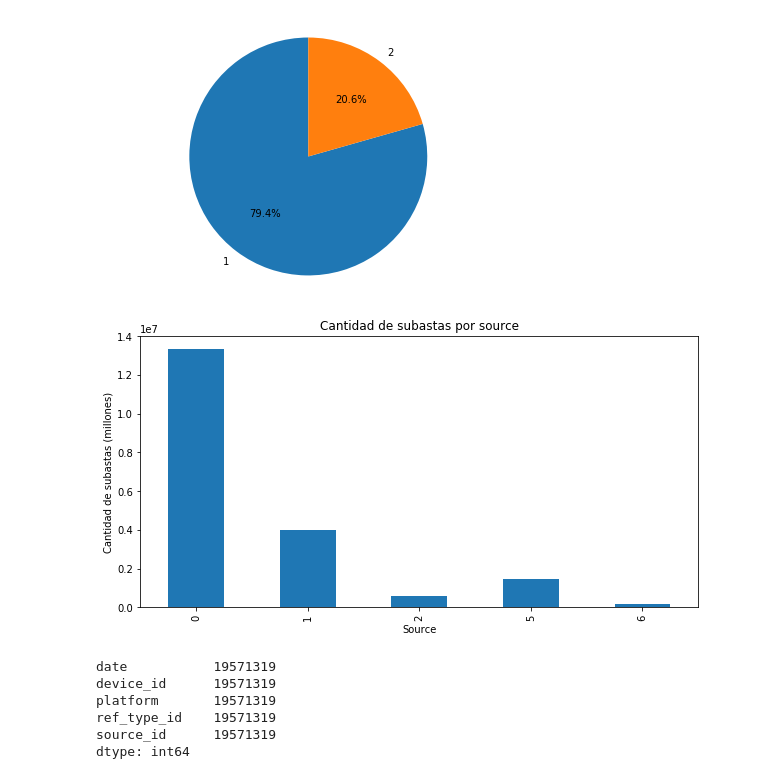
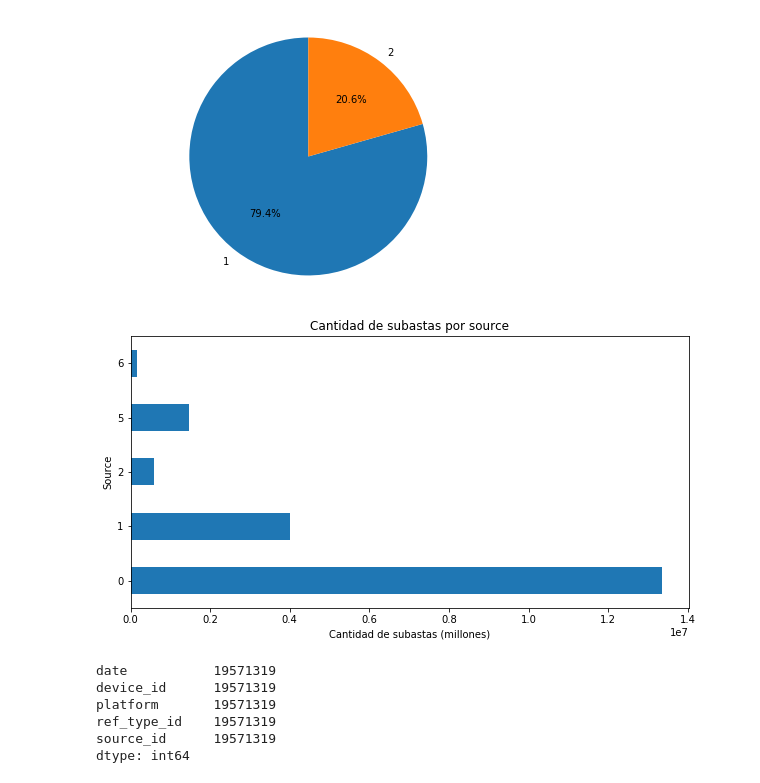
Before and after one commit to shizus/7506-1c2019, a Jupyter notebook: scripts/auctions.ipynb, the cells around one changed output. Drawn from its saved outputs; the diff is of its cells as text; code cells hidden in the pictures.

```diff
--- a/scripts/auctions.ipynb
+++ b/scripts/auctions.ipynb
@@ -130,13 +130,13 @@ plt.show()
 [figure]
 # %%
 subastas_por_source = auctions['source_id'].value_counts()
-subastas_por_source.sort_index().plot(kind = 'bar', figsize = (10,5))
+subastas_por_source.sort_index().plot(kind = 'barh', figsize = (10,5))
 plt.title('Cantidad de subastas por source')
-plt.xlabel('Source')
-plt.ylabel('Cantidad de subastas (millones)')
+plt.ylabel('Source')
+plt.xlabel('Cantidad de subastas (millones)')
 plt.show()
 # %% [output]
-[figure, old version]
+[figure, new version]
 # %%
 auctions.count()
 # %% [output]
```
Also changed, not shown: parts of 9 cells of this notebook, 2 other files.
